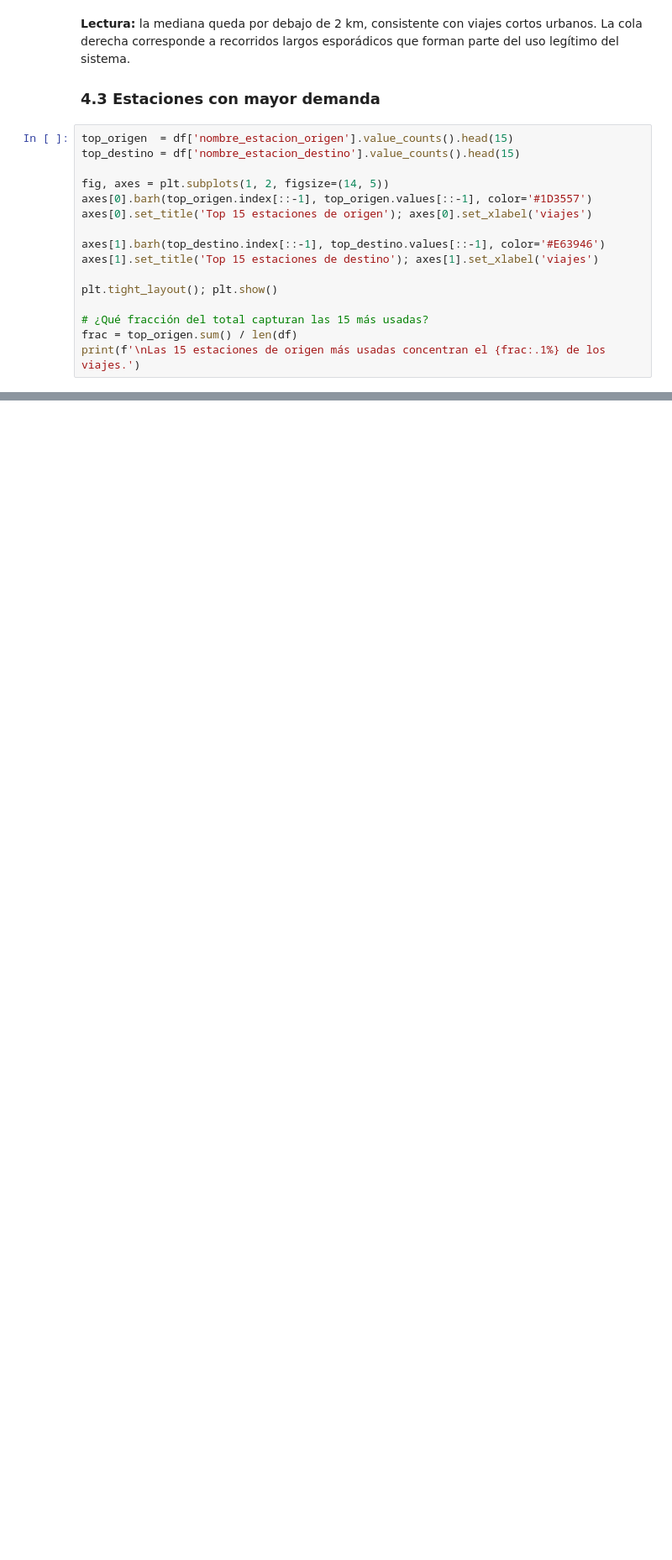
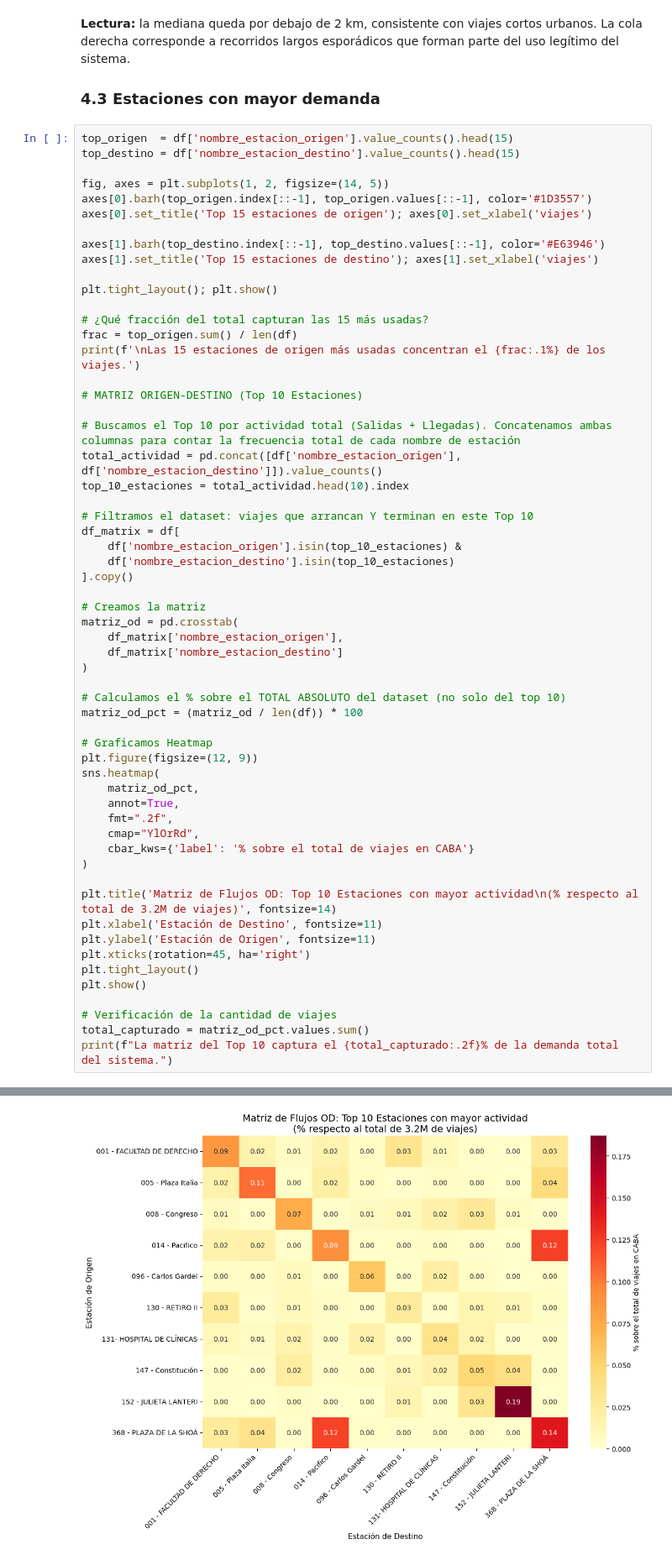
Before and after one commit to cimberlina/grupo7-eda-ecobici, a Jupyter notebook: notebook/TP_Grp7_V1_ecobici_presentation_ready.ipynb, the cells around one changed output, grey strips where cells are left out. Shown at 84% size. Saved outputs shown, nothing was run; the diff lists cells and outputs as text; blank space fills up the shorter version.

```diff
--- a/notebook/TP_Grp7_V1_ecobici_presentation_ready.ipynb
+++ b/notebook/TP_Grp7_V1_ecobici_presentation_ready.ipynb
@@ -748,19 +803,62 @@ plt.show()
 # %%
 top_origen  = df['nombre_estacion_origen'].value_counts().head(15)
 top_destino = df['nombre_estacion_destino'].value_counts().head(15)
 
 fig, axes = plt.subplots(1, 2, figsize=(14, 5))
 axes[0].barh(top_origen.index[::-1], top_origen.values[::-1], color='#1D3557')
 axes[0].set_title('Top 15 estaciones de origen'); axes[0].set_xlabel('viajes')
 
 axes[1].barh(top_destino.index[::-1], top_destino.values[::-1], color='#E63946')
 axes[1].set_title('Top 15 estaciones de destino'); axes[1].set_xlabel('viajes')
 
 plt.tight_layout(); plt.show()
 
 # ¿Qué fracción del total capturan las 15 más usadas?
 frac = top_origen.sum() / len(df)
 print(f'\nLas 15 estaciones de origen más usadas concentran el {frac:.1%} de los viajes.')
+
+# MATRIZ ORIGEN-DESTINO (Top 10 Estaciones)
+
+# Buscamos el Top 10 por actividad total (Salidas + Llegadas). Concatenamos ambas columnas para contar la frecuencia total de cada nombre de estación
+total_actividad = pd.concat([df['nombre_estacion_origen'], df['nombre_estacion_destino']]).value_counts()
+top_10_estaciones = total_actividad.head(10).index
+
+# Filtramos el dataset: viajes que arrancan Y terminan en este Top 10
+df_matrix = df[
+    df['nombre_estacion_origen'].isin(top_10_estaciones) &
+    df['nombre_estacion_destino'].isin(top_10_estaciones)
+].copy()
+
+# Creamos la matriz
+matriz_od = pd.crosstab(
+    df_matrix['nombre_estacion_origen'],
+    df_matrix['nombre_estacion_destino']
+)
+
+# Calculamos el % sobre el TOTAL ABSOLUTO del dataset (no solo del top 10)
+matriz_od_pct = (matriz_od / len(df)) * 100
+
+# Graficamos Heatmap
+plt.figure(figsize=(12, 9))
+sns.heatmap(
+    matriz_od_pct,
+    annot=True,
+    fmt=".2f",
+    cmap="YlOrRd",
+    cbar_kws={'label': '% sobre el total de viajes en CABA'}
+)
+
+plt.title('Matriz de Flujos OD: Top 10 Estaciones con mayor actividad\n(% respecto al total de 3.2M de viajes)', fontsize=14)
+plt.xlabel('Estación de Destino', fontsize=11)
+plt.ylabel('Estación de Origen', fontsize=11)
+plt.xticks(rotation=45, ha='right')
+plt.tight_layout()
+plt.show()
+
+# Verificación de la cantidad de viajes
+total_capturado = matriz_od_pct.values.sum()
+print(f"La matriz del Top 10 captura el {total_capturado:.2f}% de la demanda total del sistema.")
 # %% [output]
 [figure]
 Las 15 estaciones de origen más usadas concentran el 12.6% de los viajes.
+[figure, added]
```
Also changed, not shown: parts of 9 cells of this notebook, 1 other file.
